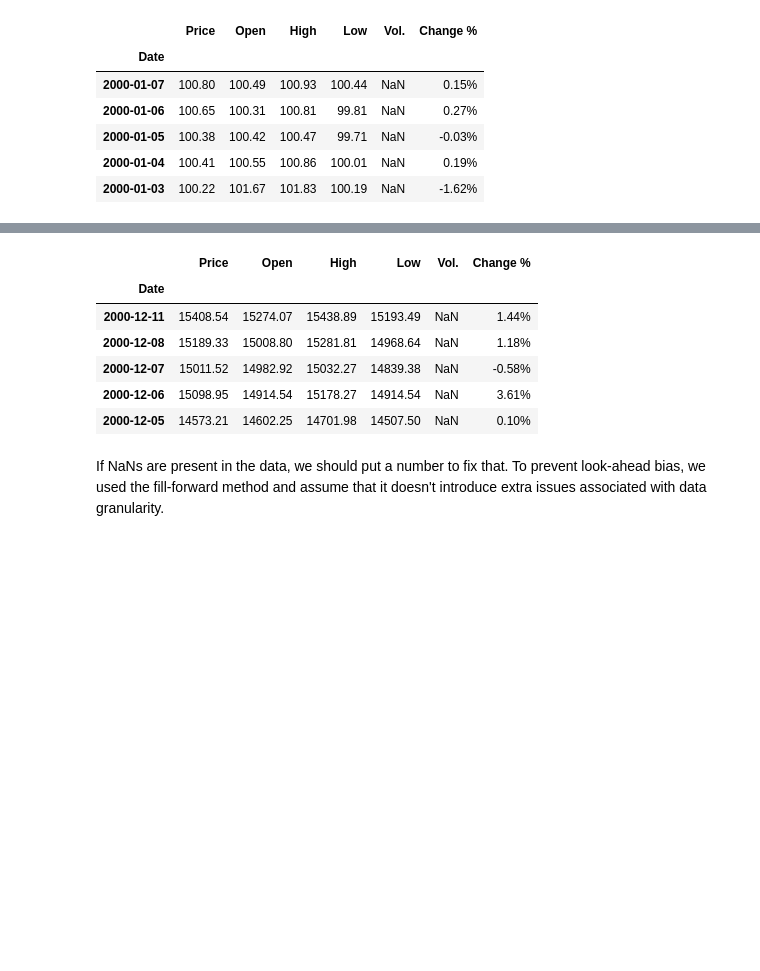
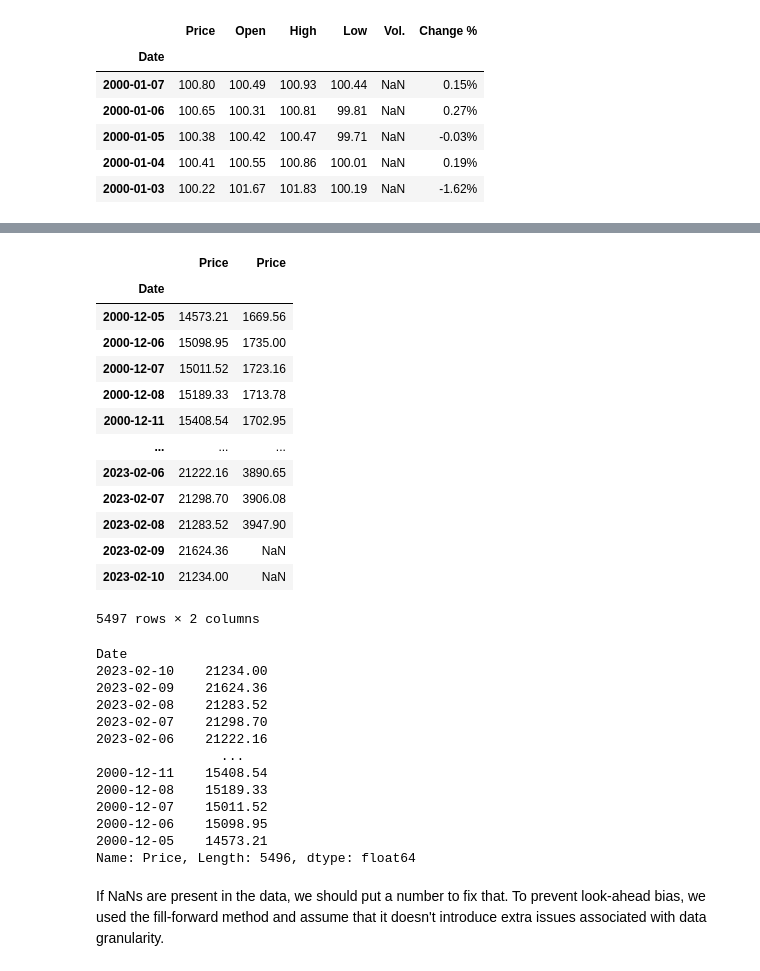
Before and after one commit to jjiaoyuwang/WQU-capstone, a Jupyter notebook: temporary-code.ipynb, the cells around one changed output, grey strips where cells are left out. Saved outputs shown, nothing was run; the diff lists cells and outputs as text; code cells hidden in the pictures; blank space fills up the shorter version.

```diff
--- a/temporary-code.ipynb
+++ b/temporary-code.ipynb
@@ -57,10 +144,33 @@ HSCIU = pd.read_csv('data/HS/HSCIU.csv', index_col=0, parse_dates=True, infer_da
+# %%
+test_df
+# %% [output]
+|  | Price | Price |
+| Date |  |  |
+| 2000-12-05 | 14573.21 | 1669.56 |
+| 2000-12-06 | 15098.95 | 1735.00 |
+| 2000-12-07 | 15011.52 | 1723.16 |
+| 2000-12-08 | 15189.33 | 1713.78 |
+| 2000-12-11 | 15408.54 | 1702.95 |
+| ... | ... | ... |
+| 2023-02-06 | 21222.16 | 3890.65 |
+| 2023-02-07 | 21298.70 | 3906.08 |
+| 2023-02-08 | 21283.52 | 3947.90 |
+| 2023-02-09 | 21624.36 | NaN |
+| 2023-02-10 | 21234.00 | NaN |
+5497 rows × 2 columns
 # %%
-HK50.tail()
+HK50['Price']/HK50['Price'].shift(-1)
 # %% [output]
-|  | Price | Open | High | Low | Vol. | Change % |
-| Date |  |  |  |  |  |  |
-| 2000-12-11 | 15408.54 | 15274.07 | 15438.89 | 15193.49 | NaN | 1.44% |
-| 2000-12-08 | 15189.33 | 15008.80 | 15281.81 | 14968.64 | NaN | 1.18% |
-| 2000-12-07 | 15011.52 | 14982.92 | 15032.27 | 14839.38 | NaN | -0.58% |
-| 2000-12-06 | 15098.95 | 14914.54 | 15178.27 | 14914.54 | NaN | 3.61% |
-| 2000-12-05 | 14573.21 | 14602.25 | 14701.98 | 14507.50 | NaN | 0.10% |
+Date
+2023-02-10    21234.00
+2023-02-09    21624.36
+2023-02-08    21283.52
+2023-02-07    21298.70
+2023-02-06    21222.16
+                ...
+2000-12-11    15408.54
+2000-12-08    15189.33
+2000-12-07    15011.52
+2000-12-06    15098.95
+2000-12-05    14573.21
+Name: Price, Length: 5496, dtype: float64
```
Also changed, not shown: parts of 17 cells of this notebook, 2 other files.
